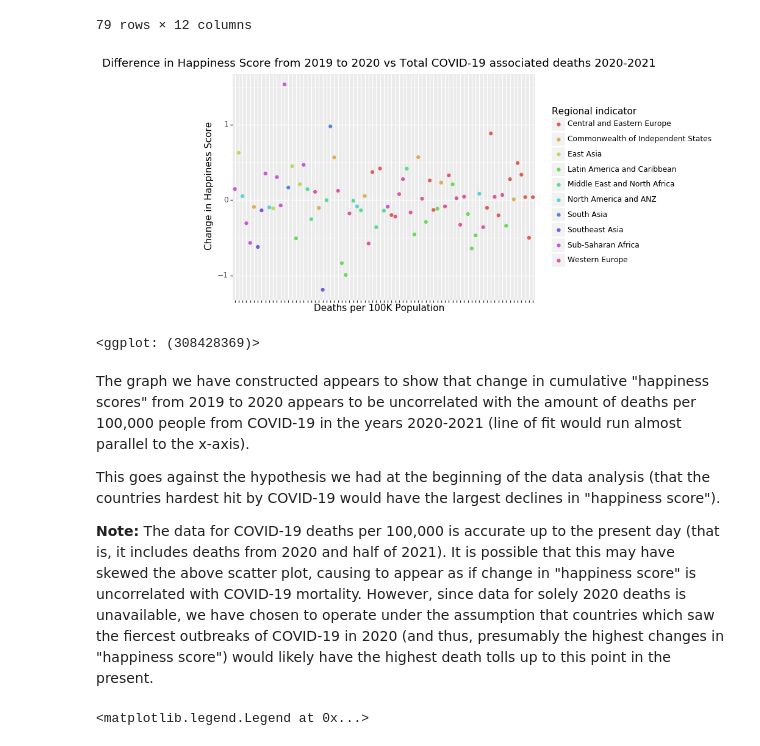
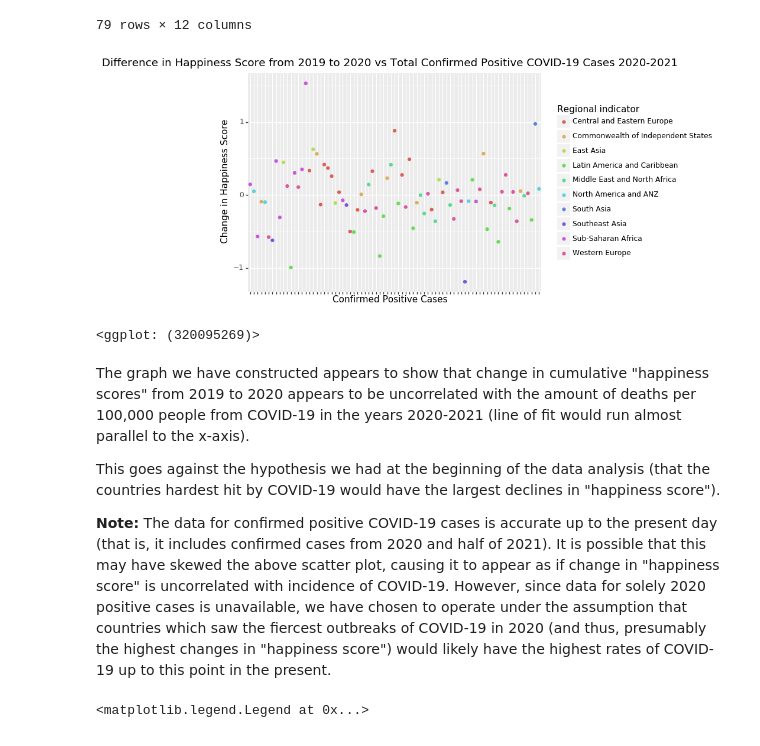
Before and after one commit to yunanhou95/STA141B_world_happiness, a Jupyter notebook: STA 141B Final Project [P1 & P2 Jupyter Notebooks]/STA_141B_Final_Project Part 1.ipynb, the cells around one changed output. Cells and saved outputs as stored; diff of their text form; code cells hidden in the pictures.

```diff
--- a/STA 141B Final Project [P1 & P2 Jupyter Notebooks]/STA_141B_Final_Project Part 1.ipynb
+++ b/STA 141B Final Project [P1 & P2 Jupyter Notebooks]/STA_141B_Final_Project Part 1.ipynb
@@ -213,7 +260,7 @@ deaths_per_100k_table
 #Merge data from webscraping with existing dataframe delta_2019_to_2020
 #Note: deaths per 100K population is NOT obtained from comparison of 2019 & 2020 data. It is solely data from 2020-2021 includes only deaths from COVID-19.
 
-delta_2019_to_2020_w_regions = pd.merge(delta_2019_to_2020_w_regions, deaths_per_100k_table, on="Country.name")
+delta_2019_to_2020_w_regions = pd.merge(delta_2019_to_2020_w_regions, positive_cases_table, on="Country.name")
 
 delta_2019_to_2020_w_regions
 # %% [output]
@@ -231,20 +278,23 @@ delta_2019_to_2020_w_regions
 | 78 | Zimbabwe | 0.466 | -0.121 | -0.042 | 0.6 | ... |
 79 rows × 12 columns
 # %%
+#REPLOT THE GRAPH (after having changed the "deaths" to "confirmed positive cases")
+
+
 #Plot displaying change in happiness score from 2019 to 2020 vs total COVID-19 associated deaths in 2020-2021
 
-p = ggplot(data=delta_2019_to_2020_w_regions) + geom_point(mapping=aes(x='Deaths per 100K Population', y='Life.Ladder', color="Regional indicator"))
-p + theme(axis_text_x=element_blank()) + labs(title="Difference in Happiness Score from 2019 to 2020 vs Total COVID-19 associated deaths 2020-2021", y="Change in Happiness Score")
+p = ggplot(data=delta_2019_to_2020_w_regions) + geom_point(mapping=aes(x='Confirmed Positive Cases', y='Life.Ladder', color="Regional indicator"))
+p + theme(axis_text_x=element_blank()) + labs(title="Difference in Happiness Score from 2019 to 2020 vs Total Confirmed Positive COVID-19 Cases 2020-2021", y="Change in Happiness Score")
 # %% [output]
-[figure, old version]
+[figure, new version]
-<ggplot: (308428369)>
+<ggplot: (320095269)>
 # %% [markdown]
 The graph we have constructed appears to show that  change in cumulative "happiness scores" from 2019 to 2020 appears to be uncorrelated with the amount of deaths per 100,000 people from COVID-19 in the years 2020-2021 (line of fit would run almost parallel to the x-axis).
 
 This goes against the hypothesis we had at the beginning of the data analysis (that the countries hardest hit by COVID-19 would have the largest declines in "happiness score").
 
 
-**Note:** The data for COVID-19 deaths per 100,000 is accurate up to the present day (that is, it includes deaths from 2020 and half of 2021). It is possible that this may have skewed the above scatter plot, causing to appear as if change in "happiness score" is uncorrelated with COVID-19 mortality. However, since data for solely 2020 deaths is unavailable, we have chosen to operate under the assumption that countries which saw the fiercest outbreaks of COVID-19 in 2020 (and thus, presumably the highest changes in "happiness score") would likely have the highest death tolls up to this point in the present.
+**Note:** The data for confirmed positive COVID-19 cases is accurate up to the present day (that is, it includes confirmed cases from 2020 and half of 2021). It is possible that this may have skewed the above scatter plot, causing it to appear as if change in "happiness score" is uncorrelated with incidence of COVID-19. However, since data for solely 2020 positive cases is unavailable, we have chosen to operate under the assumption that countries which saw the fiercest outbreaks of COVID-19 in 2020 (and thus, presumably the highest changes in "happiness score") would likely have the highest rates of COVID-19 up to this point in the present.
 # %%
 import matplotlib
 from matplotlib import pyplot
```
Also changed, not shown: parts of 3 cells of this notebook.
